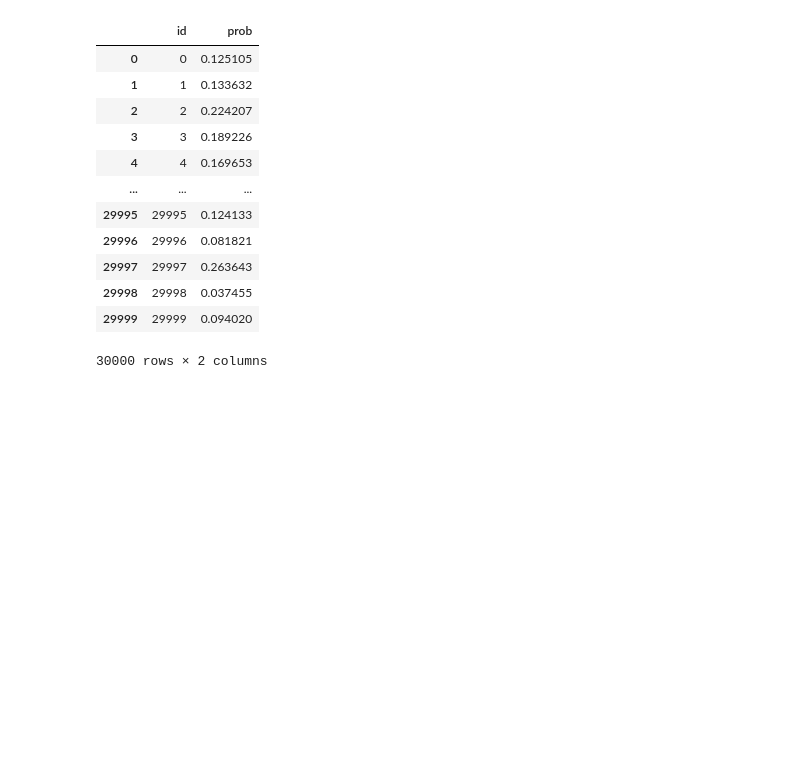
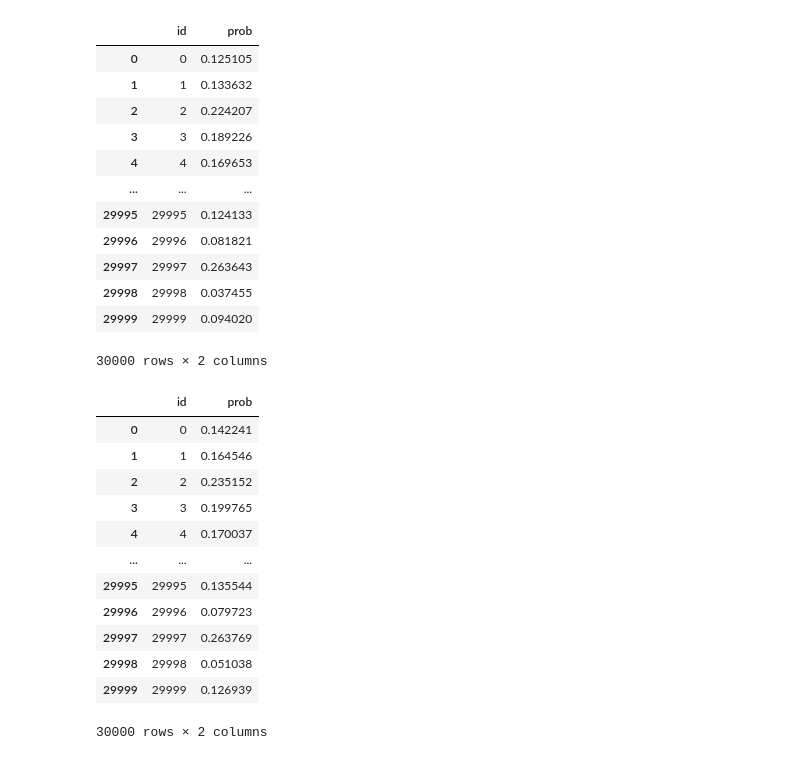
Before and after one commit to kozlowladimir/sber_nsu_hackaton, a Jupyter notebook: catboost.ipynb, the cells around one changed output. Saved outputs shown, nothing was run; the diff lists cells and outputs as text; code cells hidden in the pictures; blank space fills up the shorter version.

```diff
--- a/catboost.ipynb
+++ b/catboost.ipynb
@@ -34,9 +54,22 @@ columns = [
     'additional_dti', #671
     'num_accts_ever_120_pd',
     'annual_inc', # 682 024
+    'tot_hi_cred_lim', # 6843 031
+
+#     'avg_cur_bal', # 684 041
+#     'purpose', # 6839 035
+#     'home_ownership', # 683 027
+#     'psk', # 6845 035
+#     'is_first_loan', # 6846 039
+#     'even_salary', # 682 019
+
+
 ]
 
-cat_features = []
+cat_features = [
+#     'home_ownership',
+#     'purpose',
+]
 
 train_pool = Pool(
     X_train[columns], y_train,
@@ -44,17 +77,23 @@ train_pool = Pool(
 )
 
 params = {
-    "iterations": 150,
-#     "depth": 5,
+    "iterations": 350,
+    "depth": 6,
     "loss_function": "Logloss",
     "verbose": False,
     "eval_metric": 'AUC',
-    "learning_rate": 0.07,
+#     "learning_rate": 0.07, #0,07
     "od_type": 'Iter',
     "od_wait": 60,
-#     "l2_leaf_reg": 20,
+    "l2_leaf_reg": 50, # 50
+    "random_strength": 1,
+#     "bagging_temperature": 20, #1
+#     'border_count': 500,
 #     'one_hot_max_size': 3
-
+#     "grow_policy": "Lossguide",
+#     'max_leaves': 35,
+#     "min_data_in_leaf": 1000,
+    "per_float_feature_quantization": '[percent_per_year:border_count=1024]'
 }
 # %%
 scores = cv(
@@ -72,15 +110,15 @@ Stopped by overfitting detector  (60 iterations wait)
 # %%
 params = {
     "iterations": 1000,
-    "depth": 3,
+    "depth": 6,
     "loss_function": "Logloss",
     "verbose": False,
     "eval_metric": 'AUC',
 #     "l2_leaf_reg": 10,
     "od_type": 'Iter',
     "od_wait": 150,
-#     "grow_policy": 'Lossguide',
-#     'max_leaves': 10
+    "l2_leaf_reg": 50, # 50
+    "random_strength": 1,
 }
 
 columns = [
@@ -90,7 +128,8 @@ columns = [
     'percent_per_year',
     'additional_dti', #671
     'num_accts_ever_120_pd',
-    'annual_inc', # 682 024
+    'annual_inc', # 682 024,
+    'tot_hi_cred_lim',
 ]
 
 skf = StratifiedKFold(n_splits=5, random_state=18)
@@ -166,3 +205,19 @@ test[['id', 'prob']]
 | 29998 | 29998 | 0.037455 |
 | 29999 | 29999 | 0.094020 |
 30000 rows × 2 columns
+# %%
+test[['id', 'prob']]
+# %% [output]
+|  | id | prob |
+| 0 | 0 | 0.142241 |
+| 1 | 1 | 0.164546 |
+| 2 | 2 | 0.235152 |
+| 3 | 3 | 0.199765 |
+| 4 | 4 | 0.170037 |
+| ... | ... | ... |
+| 29995 | 29995 | 0.135544 |
+| 29996 | 29996 | 0.079723 |
+| 29997 | 29997 | 0.263769 |
+| 29998 | 29998 | 0.051038 |
+| 29999 | 29999 | 0.126939 |
+30000 rows × 2 columns
```
Also changed, not shown: parts of 4 cells of this notebook, 2 other files.
